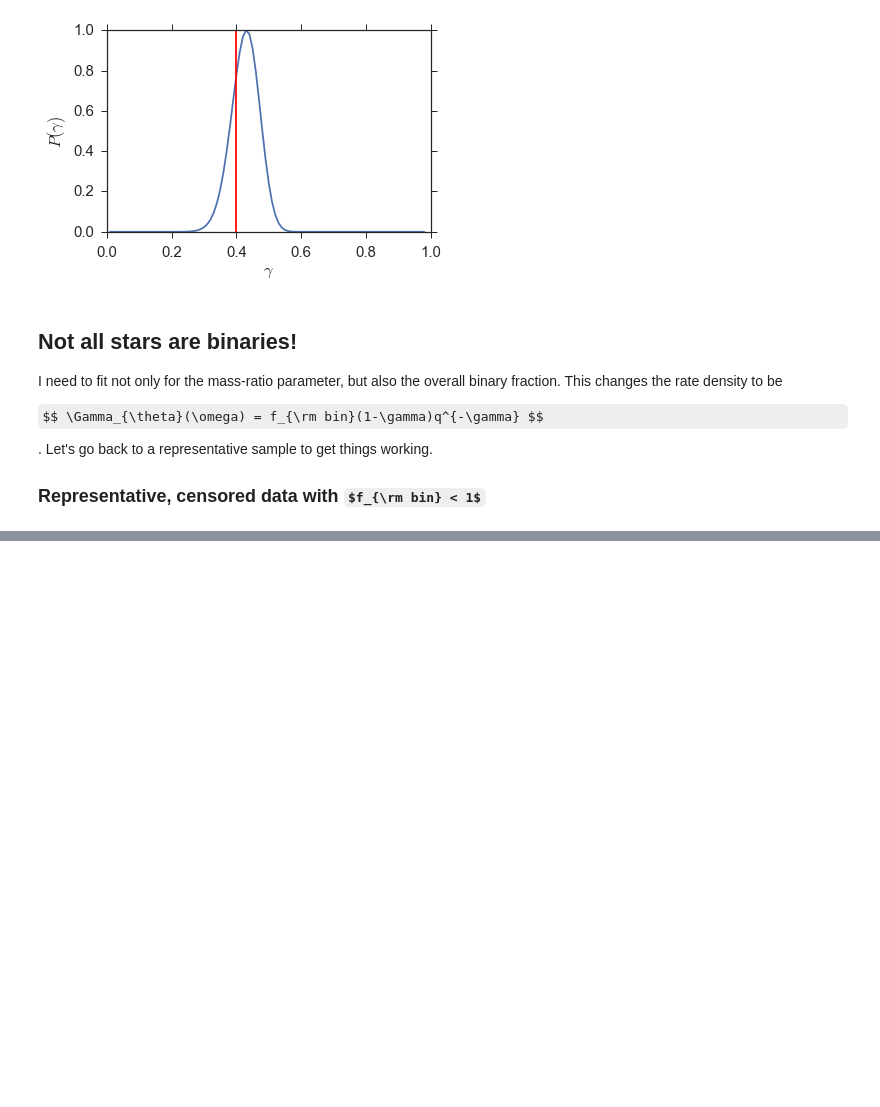
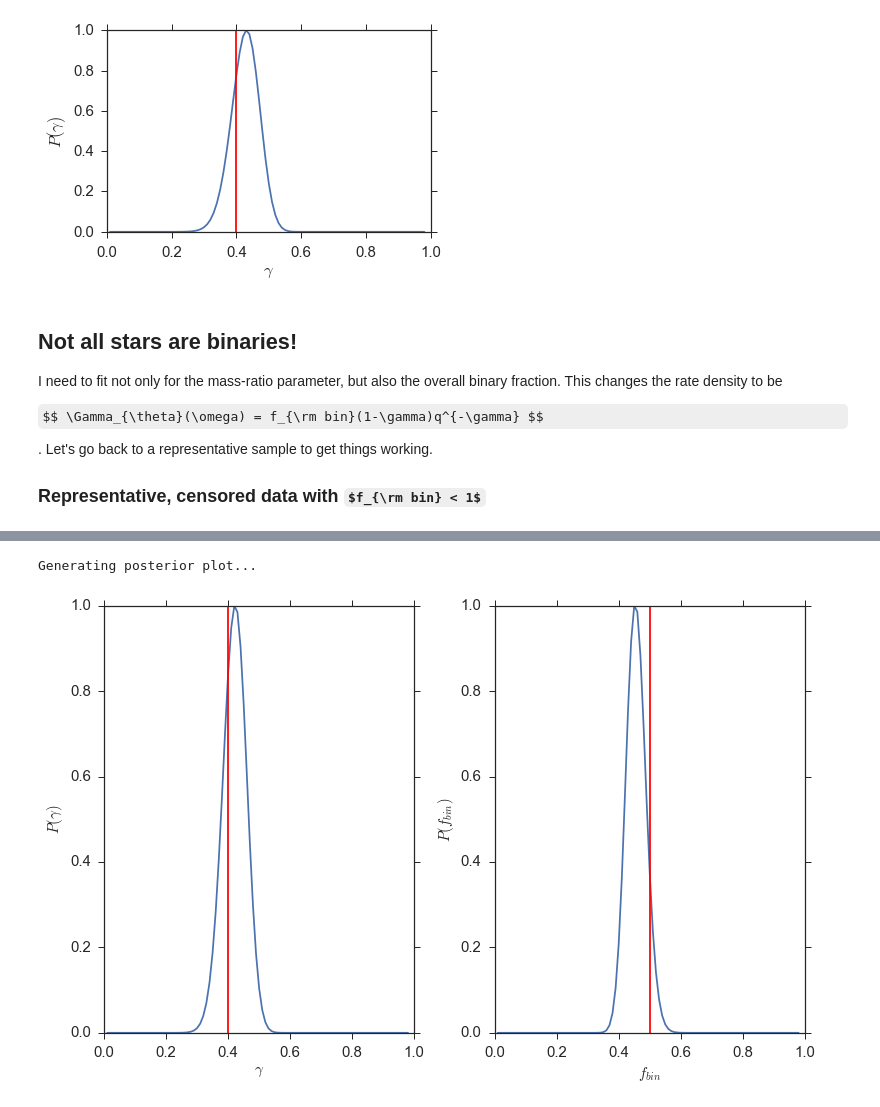
Before and after one commit to kgullikson88/BinaryInference, a Jupyter notebook: Method_Summary.ipynb, the cells around one changed output, grey strips where cells are left out. Cells and saved outputs as stored; diff of their text form; code cells hidden in the pictures; some formulas as TeX source; blank space fills up the shorter version.

```diff
--- a/Method_Summary.ipynb
+++ b/Method_Summary.ipynb
@@ -503,0 +524,64 @@ censored_fitter.fit(backend='emcee', n_burn=150, n_prod=400, nwalkers=100, guess
+# %%
+reload(MassRatioDistribution)
+tmp = {}
+tmp['alpha'] = np.random.normal(loc=30, scale=5, size=500)
+tmp['beta'] = np.random.normal(loc=-10, scale=0.03, size=500)
+censored_sample_parameters = pd.DataFrame(data=tmp)
+
+true_fbin = 0.5
+censored_data, censored_M_prim, censored_M_sec, censored_a, censored_e = Simulation.read_orbit_samples('Simulation_Data_jayhawk_total.h5',
+                                                                                   'malmquist_pool_highq',
+                                                                                    censor=True,
+                                                                                    sample_parameters=censored_sample_parameters,
+                                                                                    f_bin=true_fbin)
+
+# Make all mass-ratios in [0,1]
+q = censored_data[:, :, 0]
+q[q>1.0] = 1.0/q[q>1.0]
+
+# Cutoff mass-ratios < 0.1
+#cutoff = 0.05
+#lowq = censored_M_sec / censored_M_prim < cutoff
+#q[lowq] = np.nan
+
+
+censored_T_sec = Distributions.mass2teff(censored_M_sec)
+censored_prior = MassRatioDistribution.OrbitPrior(censored_M_prim, censored_T_sec, gamma=0.0, cache=True,
+                                                  low_q=0.0, high_q=1.0)
+censored_prior._cache = 1.0
+censored_completeness = MassRatioDistribution.CensoredCompleteness(alpha_vals=censored_sample_parameters['alpha'],
+                                                                   beta_vals=censored_sample_parameters['beta'],
+                                                                   low_q=0.0, high_q=1.0)
+
+#malm_coeffs = np.array([-0.02425596,  0.05282608, -0.03584157,  0.01834403, -0.00184351, 0.00712734])
+malm_coeffs = np.array([-0.02042249,  0.04079731, -0.0227729 ,  0.01252475, -0.00095515, 0.00712293])
+fitter = MassRatioDistribution.GammaFitter(q, prior_fcn=censored_prior,
+                                           completeness_fcn=censored_completeness,
+                                           integral_fcn=censored_completeness.integral,
+                                           fix_bin_frac=False, low_q=0.0, high_q=1.0,
+                                           malm_pars=malm_coeffs[::-1])
+
+
+print('Generating posterior plot...')
+fig, axes = plt.subplots(nrows=1, ncols=2, figsize=(11,7))
+vals = np.arange(0.01, 0.99, 0.01)
+gamma_ll = np.empty_like(vals)
+fbin_ll = np.empty_like(vals)
+for i, val in enumerate(vals):
+    gamma_ll[i] = fitter._lnprob((true_fbin, val))
+    fbin_ll[i] = fitter._lnprob((val, 0.4))
+
+# Plot
+axes[0].plot(vals, np.exp(gamma_ll-gamma_ll.max()))
+axes[0].set_xlabel('$\gamma$', fontsize=15)
+axes[0].set_ylabel('$P(\gamma)$', fontsize=15)
+axes[0].plot((0.4, 0.4), plt.ylim(), 'r-')
+
+axes[1].plot(vals, np.exp(fbin_ll-fbin_ll.max()))
+axes[1].set_xlabel('$f_{bin}$', fontsize=15)
+axes[1].set_ylabel('$P(f_{bin})$', fontsize=15)
+axes[1].plot((true_fbin, true_fbin), plt.ylim(), 'r-')
+plt.tight_layout()
+# %% [output]
+Generating posterior plot...
+[figure, added]
```
Also changed, not shown: parts of 9 cells of this notebook, 4 other files.
